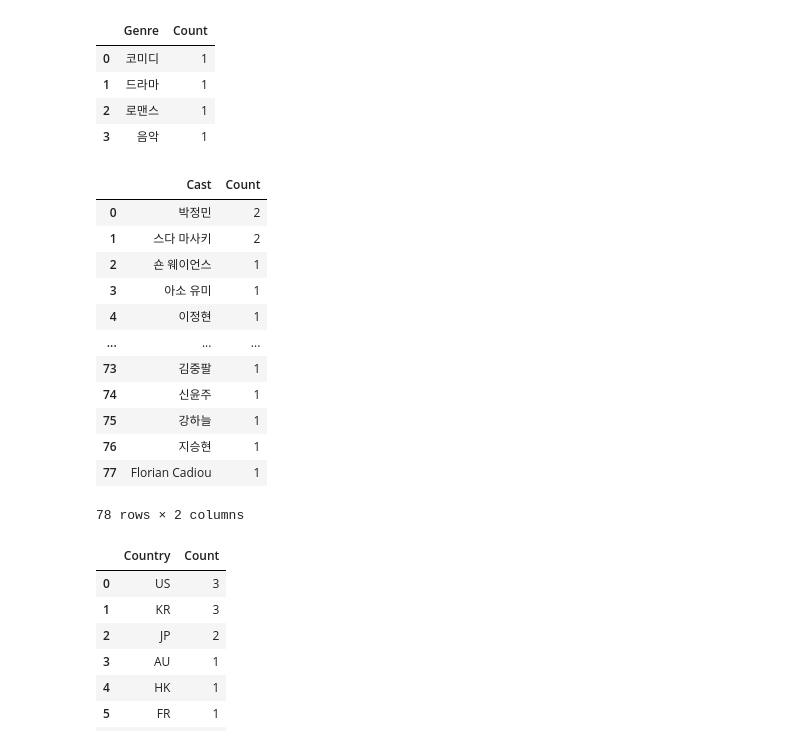
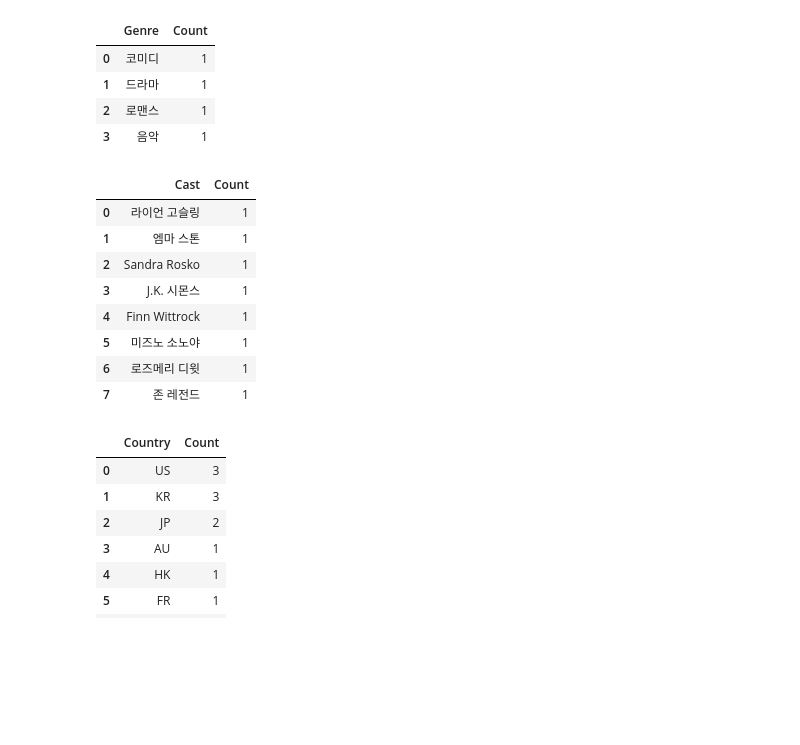
Before and after one commit to DE32-final-team3/mongodb, a Jupyter notebook: tmdb.ipynb, the cells around one changed output. Saved outputs shown, nothing was run; the diff lists cells and outputs as text; code cells hidden in the pictures; blank space fills up the shorter version.

```diff
--- a/tmdb.ipynb
+++ b/tmdb.ipynb
@@ -725,24 +725,20 @@ genre_counts
 | 2 | 로맨스 | 1 |
 | 3 | 음악 | 1 |
 # %%
-all_casts4 = [genre for genres in df4["Cast Names"] for genre in genres]
-cast_counts4 = pd.Series(all_casts4).value_counts().reset_index()
-cast_counts4.columns = ["Cast", "Count"]
-cast_counts4
+all_casts = [genre for genres in df["Cast Names"] for genre in genres]
+cast_counts = pd.Series(all_casts).value_counts().reset_index()
+cast_counts.columns = ["Cast", "Count"]
+cast_counts
 # %% [output]
 |  | Cast | Count |
-| 0 | 박정민 | 2 |
-| 1 | 스다 마사키 | 2 |
-| 2 | 숀 웨이언스 | 1 |
-| 3 | 아소 유미 | 1 |
-| 4 | 이정현 | 1 |
-| ... | ... | ... |
-| 73 | 김중팔 | 1 |
-| 74 | 신윤주 | 1 |
-| 75 | 강하늘 | 1 |
-| 76 | 지승현 | 1 |
-| 77 | Florian Cadiou | 1 |
+| 0 | 라이언 고슬링 | 1 |
+| 1 | 엠마 스톤 | 1 |
+| 2 | Sandra Rosko | 1 |
+| 3 | J.K. 시몬스 | 1 |
+| 4 | Finn Wittrock | 1 |
+| 5 | 미즈노 소노야 | 1 |
+| 6 | 로즈메리 디윗 | 1 |
+| 7 | 존 레전드 | 1 |
-78 rows × 2 columns
 # %%
 all_countries4 = [genre for genres in df4["Country"] for genre in genres]
 country_counts4 = pd.Series(all_countries4).value_counts().reset_index()
```
Also changed, not shown: 1 other file.
